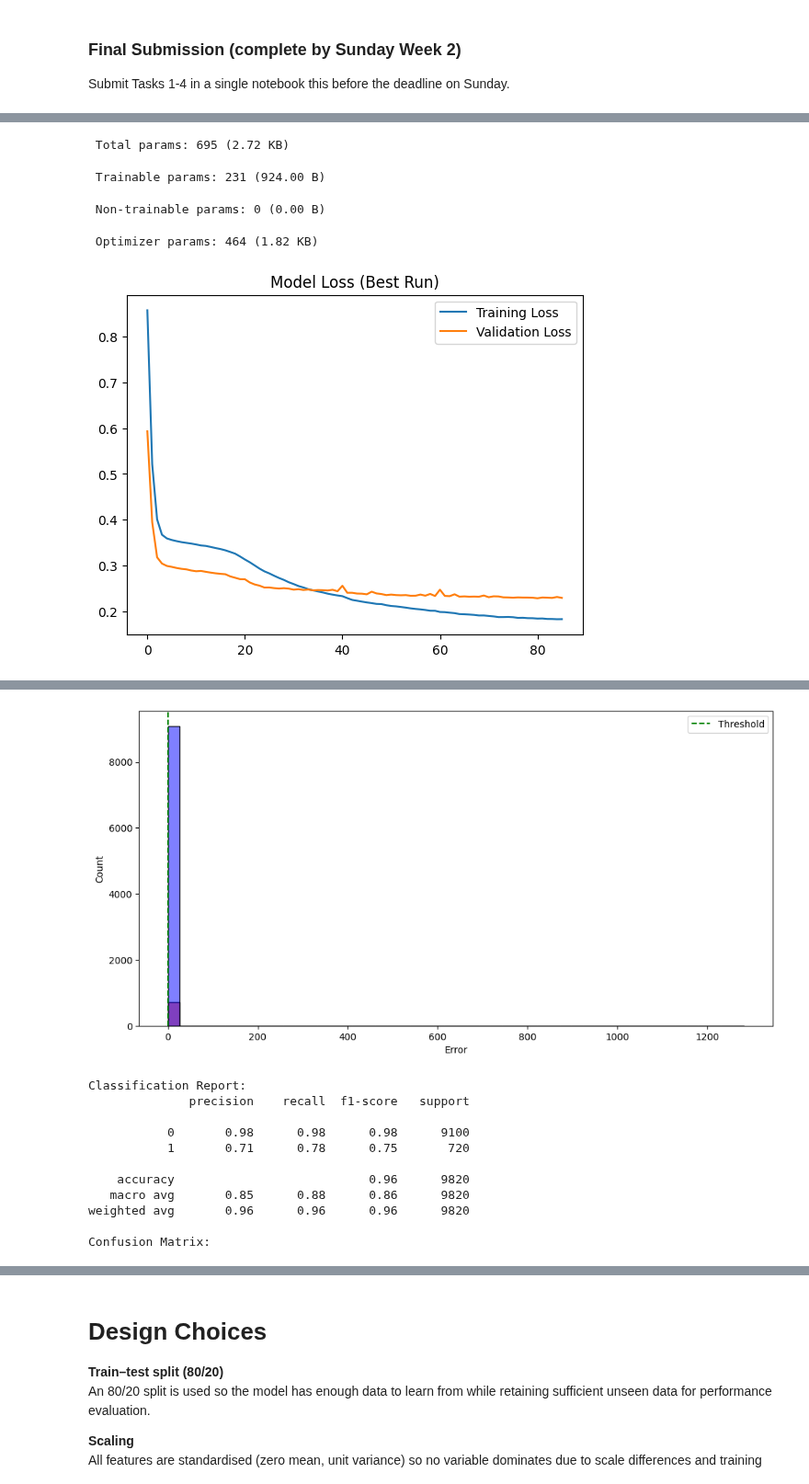
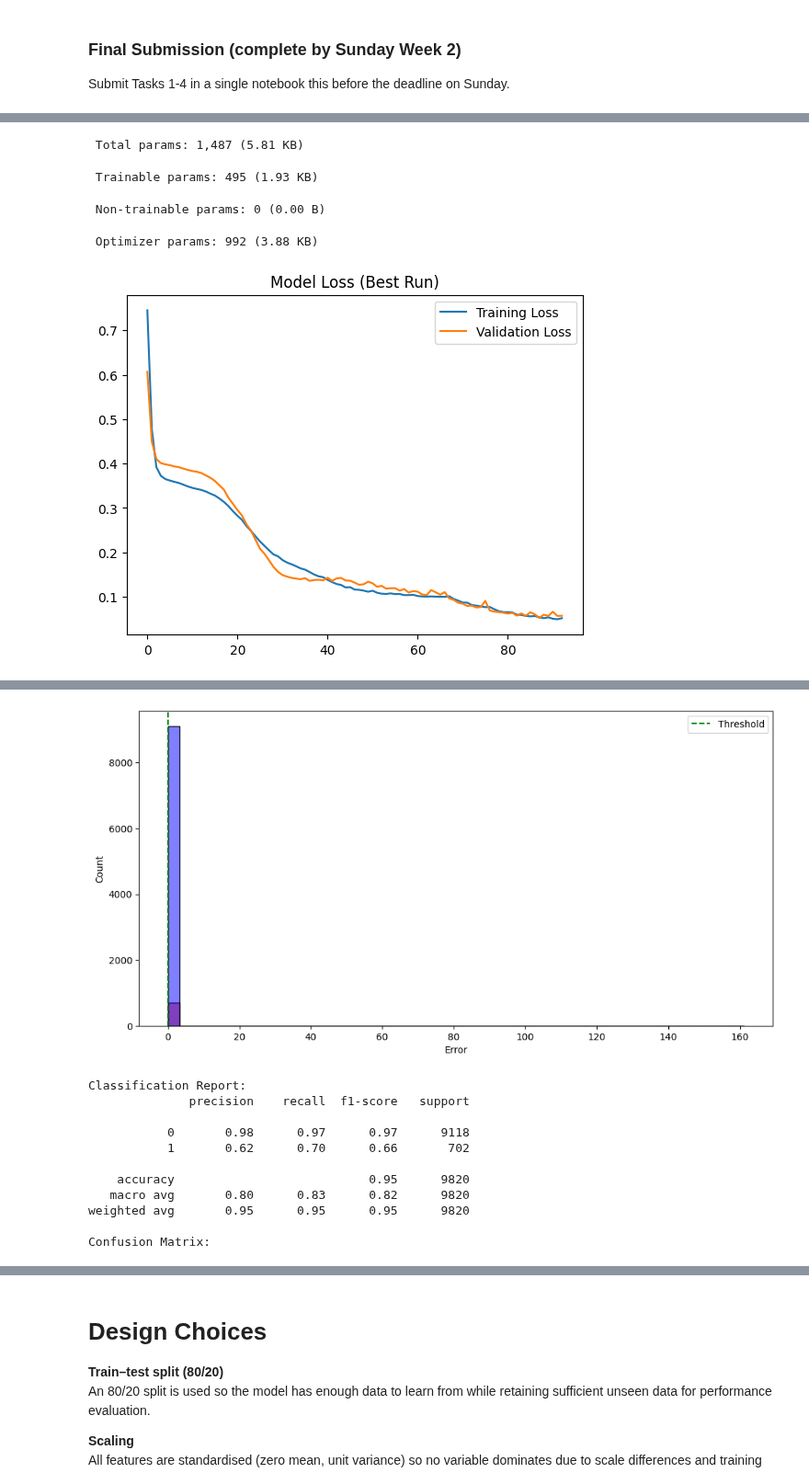
Before and after one commit to barry-clarke/CS5004, a Jupyter notebook: Etivity1_24325082_Tasks1_3.ipynb, the cells around one changed output, grey strips where cells are left out. Shown at 92% size. Saved outputs shown, nothing was run; the diff lists cells and outputs as text; code cells hidden in the pictures.

Commit message:
Significant code change for validation_data=(X_val_scaled, X_val_scaled) as per advice from Kevin

```diff
--- a/Etivity1_24325082_Tasks1_3.ipynb
+++ b/Etivity1_24325082_Tasks1_3.ipynb
@@ -138,22 +138,6 @@ X_test_scaled  = scaler.transform(X_test)
 print(f"Training Shape: {X_train_scaled.shape}")
 print(f"Validation Shape: {X_val_scaled.shape}")
 print(f"Test Shape: {X_test_scaled.shape}")
-
-'''
-# 4. Split into training and test sets
-# Standard 80/20 split used (matching Ref Cell 4)
-X_train, X_test, y_train, y_test = train_test_split(X, y, test_size=0.2, random_state=42)
-
-# 5. Scale the data
-# Scale the data with respect to the training data set
-# StandardScaler applied (Mean=0, Variance=1); consistent with Ref Cell 4/5 (REF_DimRedComparison.ipynb)
-scaler = StandardScaler()
-X_train_scaled = scaler.fit_transform(X_train)
-X_test_scaled = scaler.transform(X_test) # Scaling the test set using the transform defined by the train set (as per REF_DimRedComparison.ipynb)
-
-print("Training data shape:", X_train_scaled.shape)
-print("Test data shape:", X_test_scaled.shape)
-'''
 # %% [output]
 Dataset loaded successfully.
    V1  V2  V3  V4  V5  V6  V7  V8  V9  Anom
@@ -172,7 +157,6 @@ Test data shape: (9820, 9)
 # ==========================================
 
 # 1. Define the Helper to print every 10 epochs
-# (Keeps the output clean while showing progress)
 class PrintProgress(Callback):
     def on_epoch_end(self, epoch, logs=None):
         if (epoch + 1) % 10 == 0:
@@ -193,13 +177,25 @@ for i in range(5):
 
     # Build architecture (Resets weights)
     input_layer = Input(shape=(input_dim,))
-    encoded = Dense(7, activation='relu')(input_layer)
-    encoded = Dense(4, activation='relu')(encoded)
+
+    # [OPTION B CHANGE] Increased capacity: 9 -> 14 -> 6 -> 2 -> 6 -> 14 -> 9
+    # Encoder
+    encoded = Dense(14, activation='relu')(input_layer) # Increased from 7
+    encoded = Dense(6, activation='relu')(encoded)      # Increased from 4
     encoded = Dense(2, activation='linear', name="bottleneck")(encoded)
 
-    decoded = Dense(4, activation='relu')(encoded)
-    decoded = Dense(7, activation='relu')(decoded)
+    # Decoder
+    decoded = Dense(6, activation='relu')(encoded)      # Increased from 4
+    decoded = Dense(14, activation='relu')(decoded)     # Increased from 7
     decoded = Dense(input_dim, activation='linear')(decoded)
+
+    #encoded = Dense(7, activation='relu')(input_layer)
+    #encoded = Dense(4, activation='relu')(encoded)
+    #encoded = Dense(2, activation='linear', name="bottleneck")(encoded)
+
+    #decoded = Dense(4, activation='relu')(encoded)
+    #decoded = Dense(7, activation='relu')(decoded)
+    #decoded = Dense(input_dim, activation='linear')(decoded)
 
     model = Model(inputs=input_layer, outputs=decoded)
     model.compile(optimizer=Adam(learning_rate=0.0005), loss='mse')
@@ -207,19 +203,20 @@ for i in range(5):
     # Early Stopping: Stop if no improvement for 5 epochs
     es = EarlyStopping(monitor='val_loss', patience=5, restore_best_weights=True)
 
-    # Train (Silent mode with custom printer)
+    # Train
+    # [CRITICAL FIX] Use X_val_scaled here, NOT X_test_scaled
     history_run = model.fit(
         X_train_scaled, X_train_scaled,
         epochs=100,
         batch_size=64,
-        validation_data=(X_test_scaled, X_test_scaled),
+        validation_data=(X_val_scaled, X_val_scaled), # <--- FIXED
         verbose=0,
         callbacks=[es, PrintProgress()]
     )
 
     # Check result
     val_loss = min(history_run.history['val_loss'])
-    print(f"Run {i+1} Finished. Best Loss: {val_loss:.4f}")
+    print(f"Run {i+1} Finished. Best Val Loss: {val_loss:.4f}")
 
     # Save if it's the winner
     if val_loss < best_loss:
@@ -228,11 +225,9 @@ for i in range(5):
         best_history = history_run
 
 # 4. Final Selection
-# These variables are now available for Task 3
 autoencoder = best_model
 history = best_history
 
-# Timer check
 end_time = time.time()
 print(f"\nTotal Time: {(end_time - start_time)/60:.1f} minutes")
 
@@ -321,6 +316,6 @@ Model: "functional_18"
 └─────────────────────────────────┴────────────────────────┴───────────────┘
- Total params: 695 (2.72 KB)
+ Total params: 1,487 (5.81 KB)
- Trainable params: 231 (924.00 B)
+ Trainable params: 495 (1.93 KB)
  Non-trainable params: 0 (0.00 B)
- Optimizer params: 464 (1.82 KB)
+ Optimizer params: 992 (3.88 KB)
-[figure, old version]
+[figure, new version]
@@ -329,13 +324,13 @@ Calculated Threshold (92nd Percentile): 0.0226
-[figure, old version]
+[figure, new version]
 Classification Report:
               precision    recall  f1-score   support
 
-           0       0.98      0.98      0.98      9100
-           1       0.71      0.78      0.75       720
+           0       0.98      0.97      0.97      9118
+           1       0.62      0.70      0.66       702
 
-    accuracy                           0.96      9820
-   macro avg       0.85      0.88      0.86      9820
-weighted avg       0.96      0.96      0.96      9820
+    accuracy                           0.95      9820
+   macro avg       0.80      0.83      0.82      9820
+weighted avg       0.95      0.95      0.95      9820
 
 Confusion Matrix:
 [figure]
```
Also changed, not shown: parts of 5 cells of this notebook.
